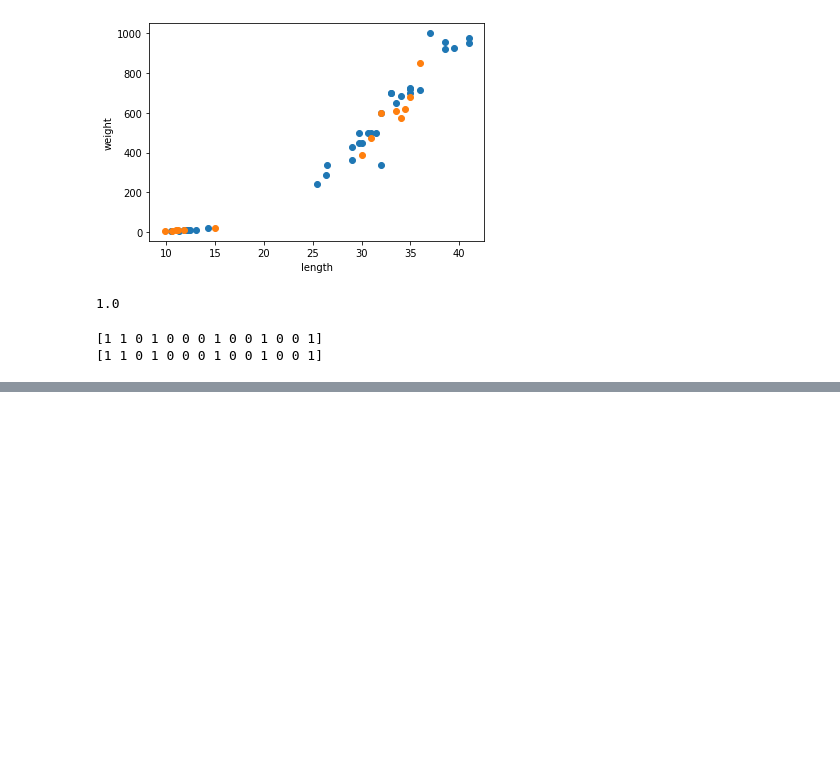
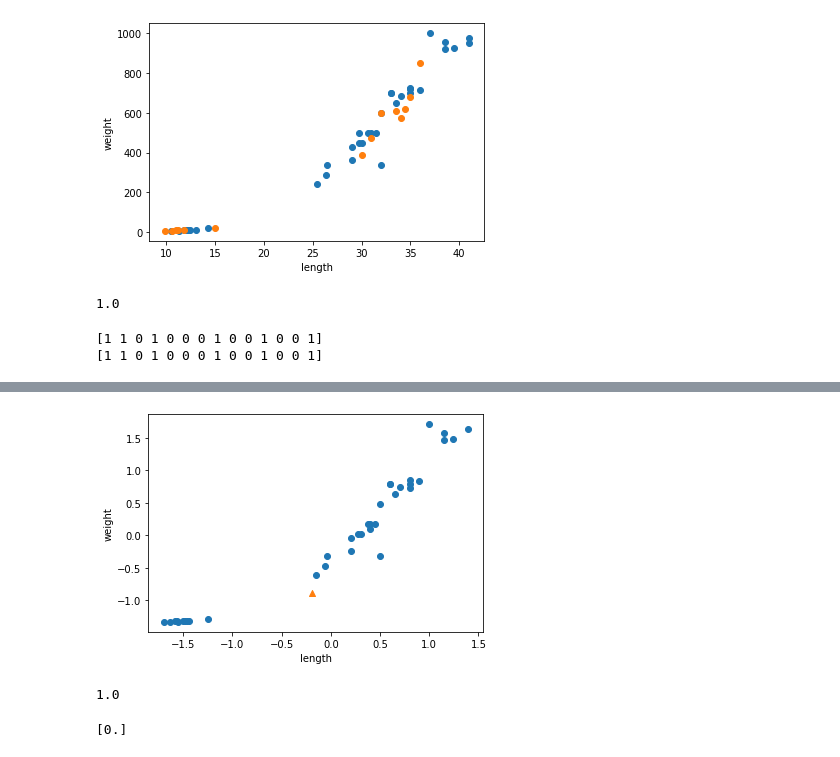
Before and after one commit to seuha516/MachineLearningPractice, a Jupyter notebook: BreamAndSmelt2.ipynb, the cells around one changed output, grey strips where cells are left out. Drawn from its saved outputs; the diff is of its cells as text; code cells hidden in the pictures; blank space fills up the shorter version.

```diff
--- a/BreamAndSmelt2.ipynb
+++ b/BreamAndSmelt2.ipynb
@@ -108,0 +228,20 @@ print(test_target)
+# %%
+new=([25,150]-mean)/std
+
+plt.scatter(train_scaled[:,0], train_scaled[:,1])
+plt.scatter(new[0],new[1],marker='^')
+plt.xlabel('length')
+plt.ylabel('weight')
+plt.show()
+# %% [output]
+[figure, added]
+# %%
+kn.fit(train_scaled,train_target)
+kn.score(test_scaled,test_target)
+# %% [output]
+1.0
+# %%
+#올바른 예측
+print(kn.predict([new]))
+# %% [output]
+[0.]
```
Also changed, not shown: parts of 21 cells of this notebook.
